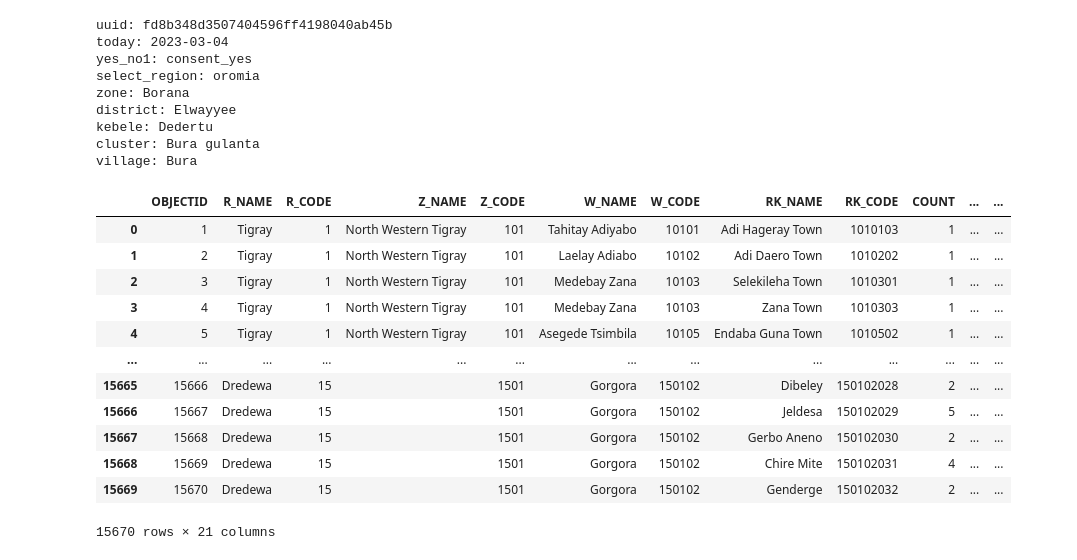
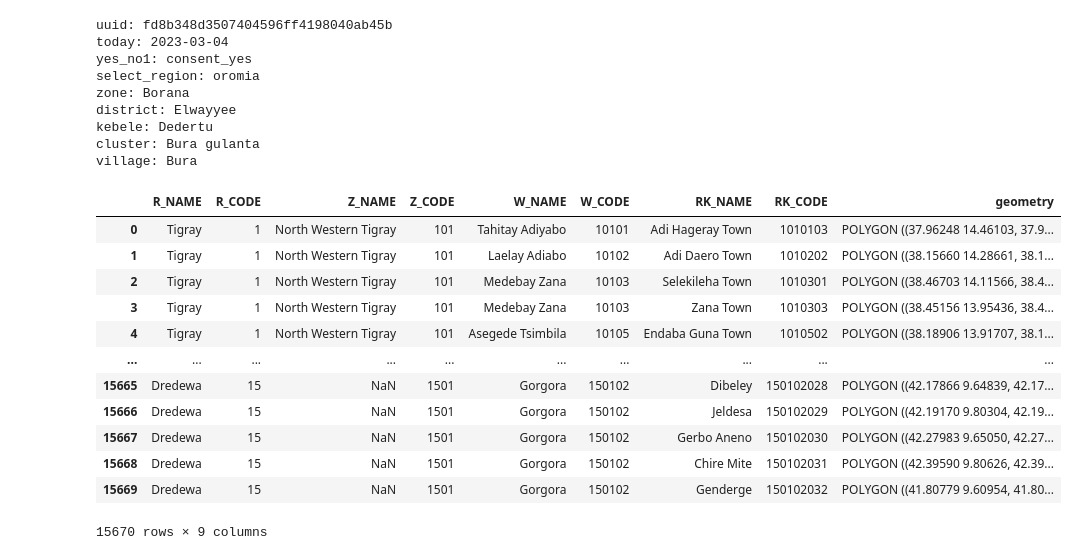
Before and after one commit to CIAT-DAPA/lswms_etl, a Jupyter notebook: src/imports/import_admin_levels.ipynb, the cells around one changed output. Saved outputs shown, nothing was run; the diff lists cells and outputs as text; code cells hidden in the pictures.

Commit message:
EWP-111 The national shapefile shared by Liyuneh was used, now it works automatically and saves the administrative levels correctly

```diff
--- a/src/imports/import_admin_levels.ipynb
+++ b/src/imports/import_admin_levels.ipynb
@@ -376,16 +374,38 @@ gdf=gpd.read_file("C:\\Users\\cnasayo\\Downloads\\Ethiopia_AdminBoundaries.geojs
-# %%
-gdf
-# %% [output]
-|  | OBJECTID | R_NAME | R_CODE | Z_NAME | Z_CODE | W_NAME | W_CODE | RK_NAME | RK_CODE | COUNT | ... | ... |
-| 0 | 1 | Tigray | 1 | North Western Tigray | 101 | Tahitay Adiyabo | 10101 | Adi Hageray Town | 1010103 | 1 | ... | ... |
-| 1 | 2 | Tigray | 1 | North Western Tigray | 101 | Laelay Adiabo | 10102 | Adi Daero Town | 1010202 | 1 | ... | ... |
-| 2 | 3 | Tigray | 1 | North Western Tigray | 101 | Medebay Zana | 10103 | Selekileha Town | 1010301 | 1 | ... | ... |
-| 3 | 4 | Tigray | 1 | North Western Tigray | 101 | Medebay Zana | 10103 | Zana Town | 1010303 | 1 | ... | ... |
-| 4 | 5 | Tigray | 1 | North Western Tigray | 101 | Asegede Tsimbila | 10105 | Endaba Guna Town | 1010502 | 1 | ... | ... |
-| ... | ... | ... | ... | ... | ... | ... | ... | ... | ... | ... | ... | ... |
-| 15665 | 15666 | Dredewa | 15 |  | 1501 | Gorgora | 150102 | Dibeley | 150102028 | 2 | ... | ... |
-| 15666 | 15667 | Dredewa | 15 |  | 1501 | Gorgora | 150102 | Jeldesa | 150102029 | 5 | ... | ... |
-| 15667 | 15668 | Dredewa | 15 |  | 1501 | Gorgora | 150102 | Gerbo Aneno | 150102030 | 2 | ... | ... |
-| 15668 | 15669 | Dredewa | 15 |  | 1501 | Gorgora | 150102 | Chire Mite | 150102031 | 4 | ... | ... |
-| 15669 | 15670 | Dredewa | 15 |  | 1501 | Gorgora | 150102 | Genderge | 150102032 | 2 | ... | ... |
-15670 rows × 21 columns
+# %%
+gdf=gpd.read_file('C:\\Users\\cnasayo\\Downloads\\shpwp\\Ethiopia_AdminBoundaries.shp')
+columnas_a_eliminar = ['OBJECTID', 'COUNT', 'T_CODE','KK_CODE','UK_NAME','UK_CODE','KK_NAME','UK_ID','Shape__Are','Shape__Len','GlobalID','T_NAME']
+# Utiliza el método 'drop' para eliminar las columnas especificadas
+gdf = gdf.drop(columns=columnas_a_eliminar)
+""" adminleves = gdf[["id_adm1","id_adm2","id_adm3","id_adm4","name_adm1","name_adm2","name_adm3","name_adm4","geometry"]]
+adminleves """
+# %%
+gdf
+adminleves = gdf.to_crs("EPSG:4326")
+nombres_columnas = {
+    'R_NAME': 'name_adm1',
+    'R_CODE': 'id_adm1',
+    'Z_NAME': 'name_adm2',
+    'Z_CODE': 'id_adm2',
+    'W_NAME': 'name_adm3',
+    'W_CODE': 'id_adm3',
+    'RK_NAME': 'name_adm4',
+    'RK_CODE': 'id_adm4'
+}
+
+# Utiliza el método 'rename' para cambiar los nombres de las columnas
+adminleves = adminleves.rename(columns=nombres_columnas)
+adminleves
+# %% [output]
+|  | R_NAME | R_CODE | Z_NAME | Z_CODE | W_NAME | W_CODE | RK_NAME | RK_CODE | geometry |
+| 0 | Tigray | 1 | North Western Tigray | 101 | Tahitay Adiyabo | 10101 | Adi Hageray Town | 1010103 | POLYGON ((37.96248 14.46103, 37.9... |
+| 1 | Tigray | 1 | North Western Tigray | 101 | Laelay Adiabo | 10102 | Adi Daero Town | 1010202 | POLYGON ((38.15660 14.28661, 38.1... |
+| 2 | Tigray | 1 | North Western Tigray | 101 | Medebay Zana | 10103 | Selekileha Town | 1010301 | POLYGON ((38.46703 14.11566, 38.4... |
+| 3 | Tigray | 1 | North Western Tigray | 101 | Medebay Zana | 10103 | Zana Town | 1010303 | POLYGON ((38.45156 13.95436, 38.4... |
+| 4 | Tigray | 1 | North Western Tigray | 101 | Asegede Tsimbila | 10105 | Endaba Guna Town | 1010502 | POLYGON ((38.18906 13.91707, 38.1... |
+| ... | ... | ... | ... | ... | ... | ... | ... | ... | ... |
+| 15665 | Dredewa | 15 | NaN | 1501 | Gorgora | 150102 | Dibeley | 150102028 | POLYGON ((42.17866 9.64839, 42.17... |
+| 15666 | Dredewa | 15 | NaN | 1501 | Gorgora | 150102 | Jeldesa | 150102029 | POLYGON ((42.19170 9.80304, 42.19... |
+| 15667 | Dredewa | 15 | NaN | 1501 | Gorgora | 150102 | Gerbo Aneno | 150102030 | POLYGON ((42.27983 9.65050, 42.27... |
+| 15668 | Dredewa | 15 | NaN | 1501 | Gorgora | 150102 | Chire Mite | 150102031 | POLYGON ((42.39590 9.80626, 42.39... |
+| 15669 | Dredewa | 15 | NaN | 1501 | Gorgora | 150102 | Genderge | 150102032 | POLYGON ((41.80779 9.60954, 41.80... |
+15670 rows × 9 columns
```
Also changed, not shown: parts of 1 cell of this notebook, 9 other files.
